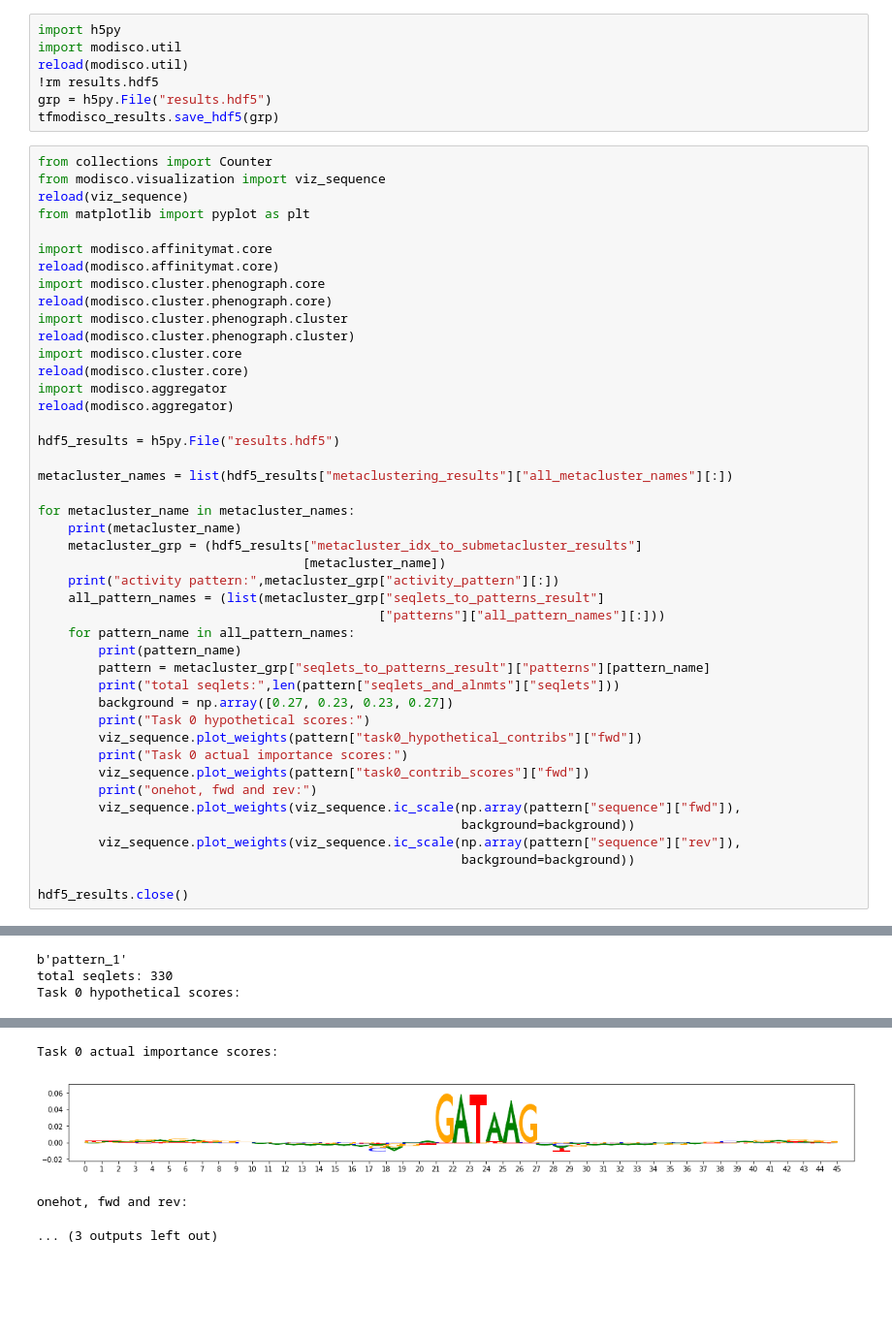
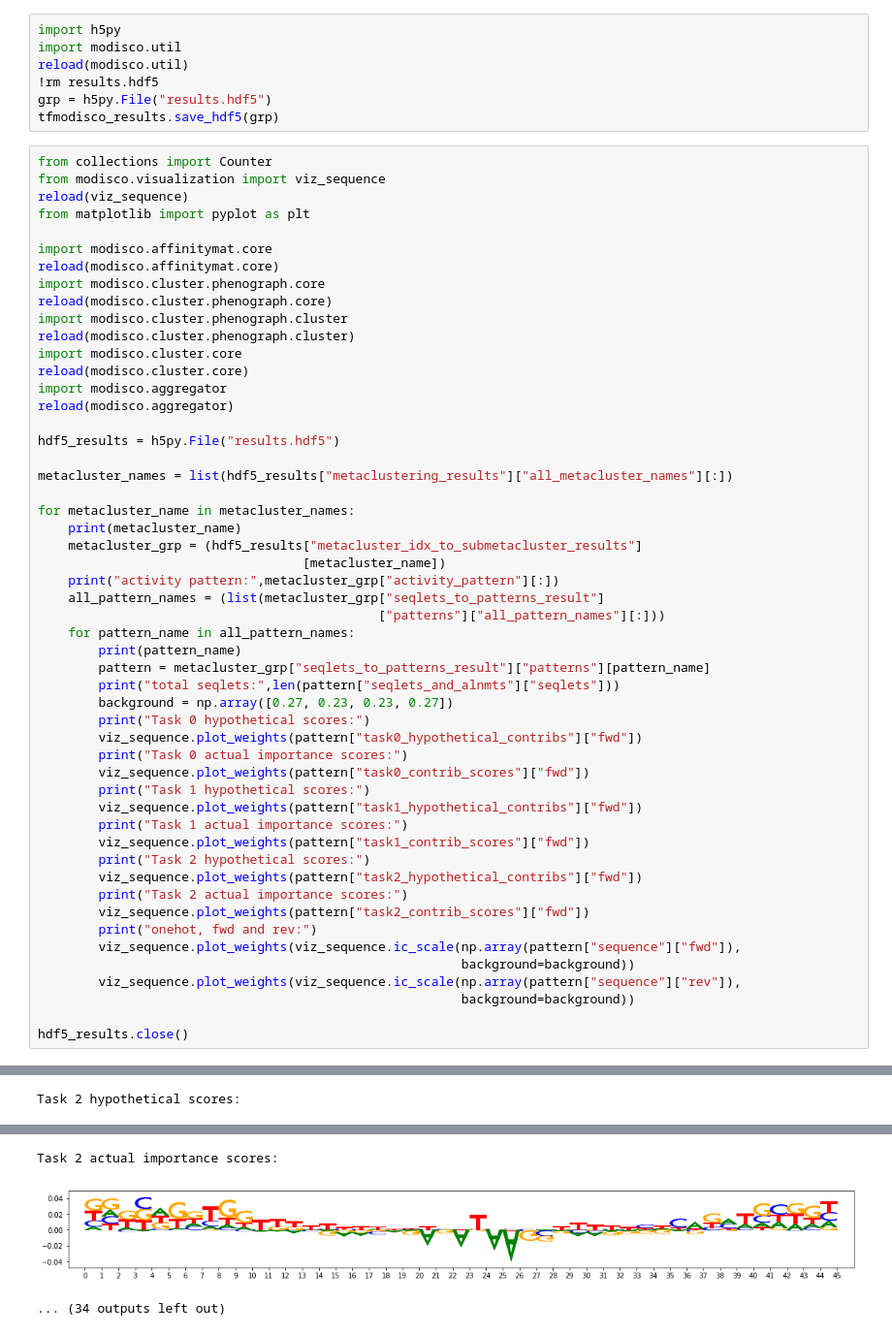
Before and after one commit to kundajelab/tfmodisco, a Jupyter notebook: examples/simulated_tf_binding/TF MoDISco TAL GATA.ipynb, the cells around one changed output, grey strips where cells are left out. Shown at 97% size. Drawn from its saved outputs; the diff is of its cells as text; blank space fills up the shorter version.

```diff
--- a/examples/simulated_tf_binding/TF MoDISco TAL GATA.ipynb
+++ b/examples/simulated_tf_binding/TF MoDISco TAL GATA.ipynb
@@ -301,6 +310,14 @@ for metacluster_name in metacluster_names:
         viz_sequence.plot_weights(pattern["task0_hypothetical_contribs"]["fwd"])
         print("Task 0 actual importance scores:")
         viz_sequence.plot_weights(pattern["task0_contrib_scores"]["fwd"])
+        print("Task 1 hypothetical scores:")
+        viz_sequence.plot_weights(pattern["task1_hypothetical_contribs"]["fwd"])
+        print("Task 1 actual importance scores:")
+        viz_sequence.plot_weights(pattern["task1_contrib_scores"]["fwd"])
+        print("Task 2 hypothetical scores:")
+        viz_sequence.plot_weights(pattern["task2_hypothetical_contribs"]["fwd"])
+        print("Task 2 actual importance scores:")
+        viz_sequence.plot_weights(pattern["task2_contrib_scores"]["fwd"])
         print("onehot, fwd and rev:")
         viz_sequence.plot_weights(viz_sequence.ic_scale(np.array(pattern["sequence"]["fwd"]),
                                                         background=background))
@@ -323,3 +341 @@ onehot, fwd and rev:
-b'pattern_1'
-total seqlets: 330
-Task 0 hypothetical scores:
+Task 2 hypothetical scores:
@@ -327,4 +343,3 @@ Task 0 hypothetical scores:
-Task 0 actual importance scores:
+Task 2 actual importance scores:
-[figure, old version]
+[figure, new version]
-onehot, fwd and rev:
-... (3 outputs left out)
+... (34 outputs left out)
```
Also changed, not shown: parts of 8 cells of this notebook, 3 other files.
